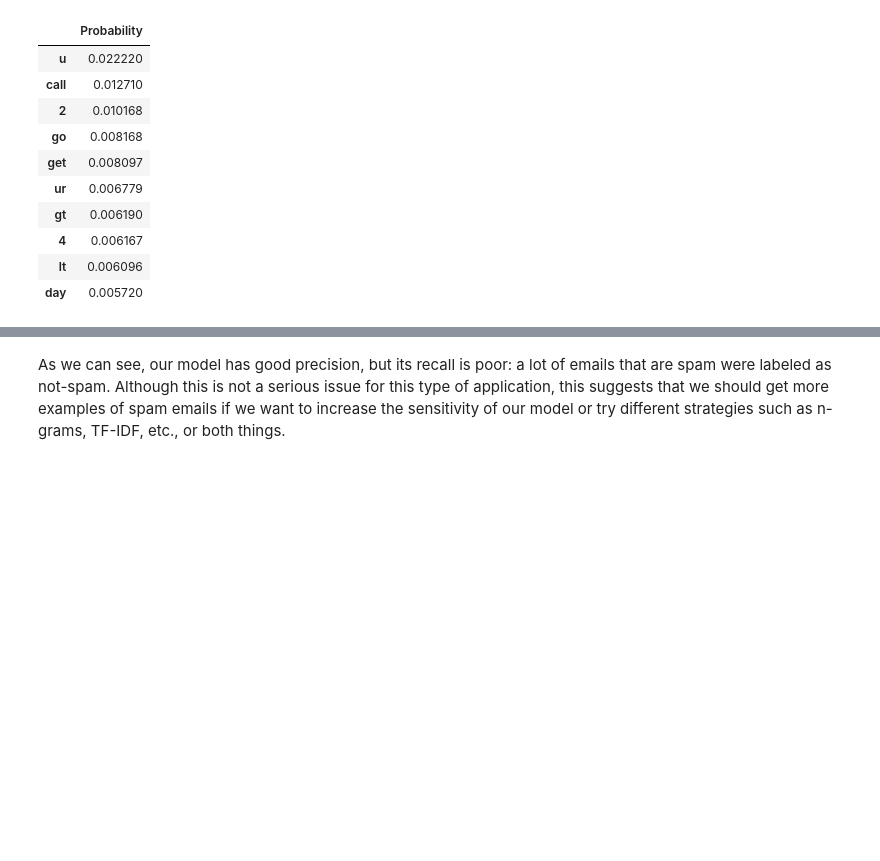
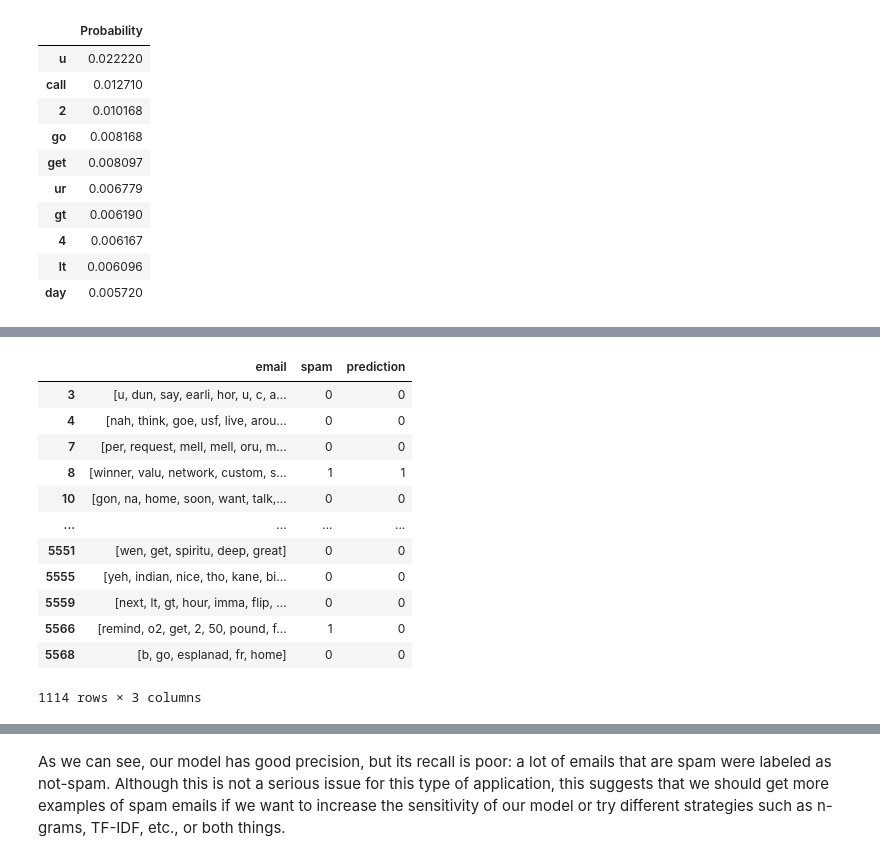
Before and after one commit to Alfonso-Fierro/MA2014-Naive-Bayes-Classifier, a Jupyter notebook: Naive Bayes Classifier.ipynb, the cells around one changed output, grey strips where cells are left out. Saved outputs shown, nothing was run; the diff lists cells and outputs as text; code cells hidden in the pictures; blank space fills up the shorter version.

```diff
--- a/Naive Bayes Classifier.ipynb
+++ b/Naive Bayes Classifier.ipynb
@@ -548,12 +552,0 @@ pd.DataFrame(list(probability_non_spam_words.values()), index=list(probability_n
-# %%
-def classify_email(email):
-
-    """
-    This function is the equivalent of the predict method in scikit-learn.
-    In this case it receives a list in which each element is a processed
-    word of said message, and returns a 1 if such email is spam, or 0 otherwise.
-    For this purpose, this function needs the probabilities that were computed
-    by the function probability_words.
-    """
-
-    "INSERT YOUR CODE HERE"
@@ -560,7 +628,21 @@ def classify_email(email):
 # %%
 test_set_hat = test_set.copy()
 test_set_hat['prediction'] = test_set['email'].apply(classify_email)
-test_set
+test_set_hat
+# %% [output]
+|  | email | spam | prediction |
+| 3 | [u, dun, say, earli, hor, u, c, a... | 0 | 0 |
+| 4 | [nah, think, goe, usf, live, arou... | 0 | 0 |
+| 7 | [per, request, mell, mell, oru, m... | 0 | 0 |
+| 8 | [winner, valu, network, custom, s... | 1 | 1 |
+| 10 | [gon, na, home, soon, want, talk,... | 0 | 0 |
+| ... | ... | ... | ... |
+| 5551 | [wen, get, spiritu, deep, great] | 0 | 0 |
+| 5555 | [yeh, indian, nice, tho, kane, bi... | 0 | 0 |
+| 5559 | [next, lt, gt, hour, imma, flip, ... | 0 | 0 |
+| 5566 | [remind, o2, get, 2, 50, pound, f... | 1 | 0 |
+| 5568 | [b, go, esplanad, fr, home] | 0 | 0 |
+1114 rows × 3 columns
 # %% [markdown]
 ## Evaluating the model
 
```
Also changed, not shown: parts of 14 cells of this notebook.
